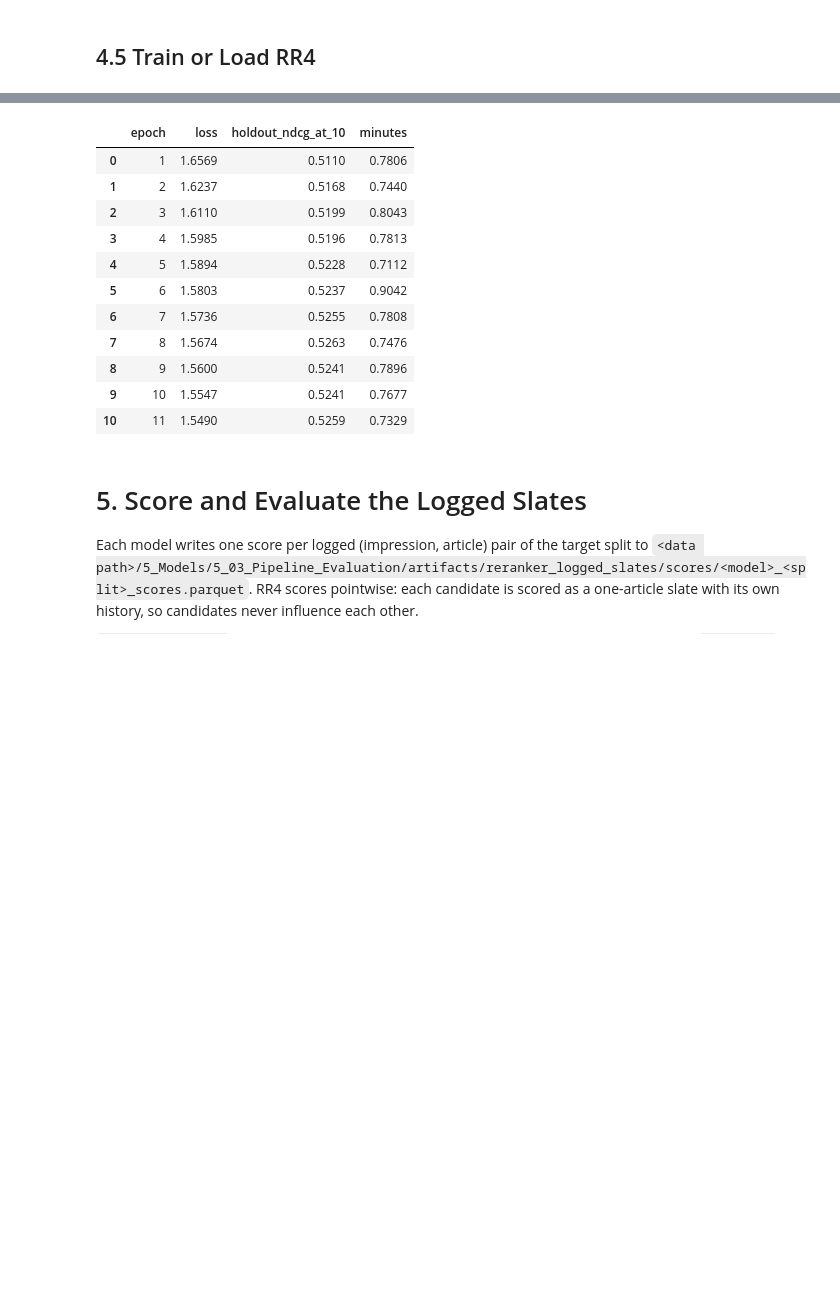
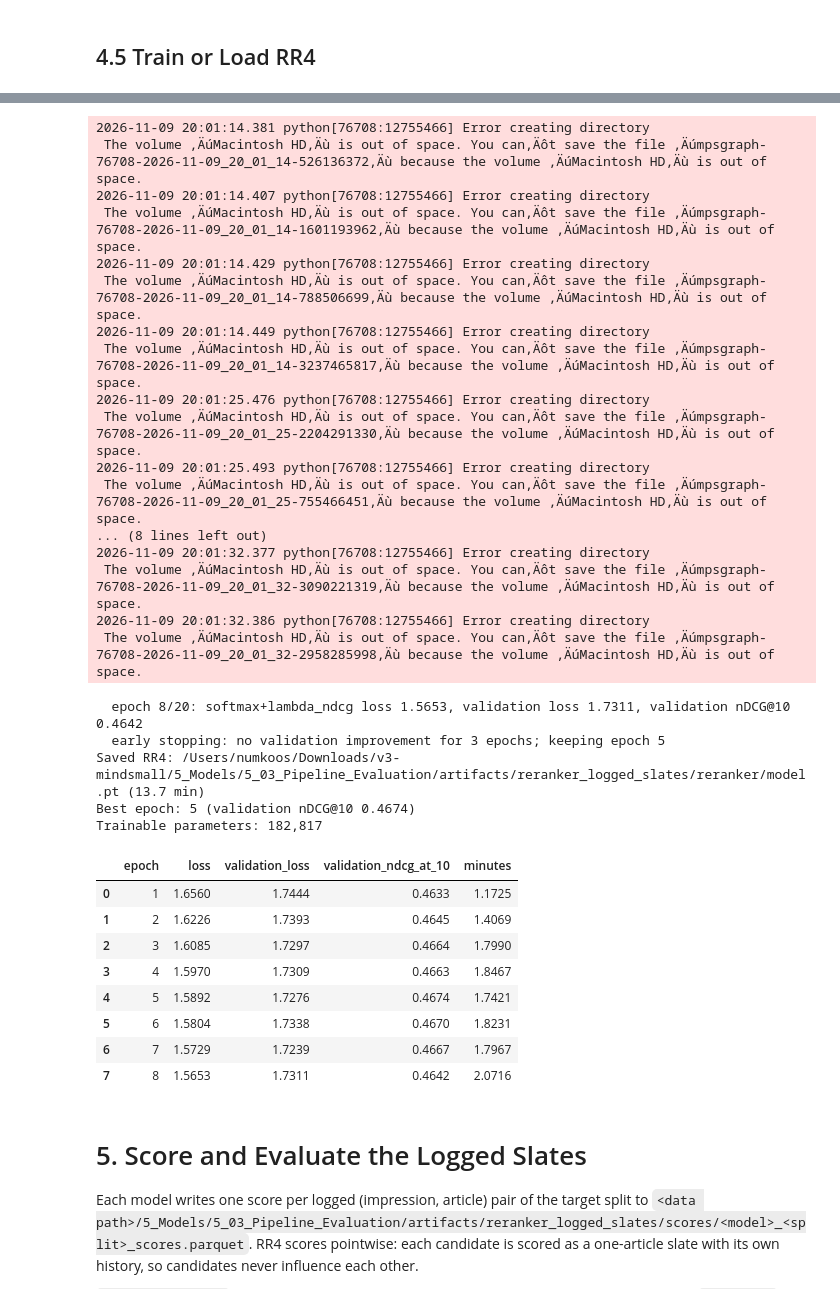
Before and after one commit to hippo2311/BT4222-Group-6-, a Jupyter notebook: 5_Models/5_03_Pipeline_Evaluation/1_RR_only/PE_RR_logged_slates.ipynb, the cells around one changed output, grey strips where cells are left out. Cells and saved outputs as stored; diff of their text form; code cells hidden in the pictures; blank space fills up the shorter version.

```diff
--- a/5_Models/5_03_Pipeline_Evaluation/1_RR_only/PE_RR_logged_slates.ipynb
+++ b/5_Models/5_03_Pipeline_Evaluation/1_RR_only/PE_RR_logged_slates.ipynb
@@ -258,7 +261,7 @@ LOSS_NAME = "softmax+lambda_ndcg"
 HISTORY_CAP = 30
 SHORT_TERM_CAP = 10
 MAX_CANDIDATES = 100
-HOLDOUT_FRACTION = 0.10
+HOLDOUT_FRACTION = 0.10  # only splits the preprocessor sample, exactly as RR_4 fitted its preprocessor
 PREPROCESSOR_IMPRESSIONS = (
     10_000  # RR_4 TRAIN_IMPRESSIONS: sample the preprocessor is fitted on
 )
@@ -276,7 +279,7 @@ RR4_MODEL = "attention_reranker"
 TRAINING_SETTINGS = {
     "loss": LOSS_NAME,
     "max_candidates": MAX_CANDIDATES,
-    "holdout_fraction": HOLDOUT_FRACTION,
+    "early_stopping": "validation_ndcg_at_10",
     "preprocessor_impressions": PREPROCESSOR_IMPRESSIONS,
     "full_train_impressions": FULL_TRAIN_IMPRESSIONS,
     "epochs": EPOCHS,
@@ -1068,7 +1097,7 @@ else:
 print(f"Tabular width: {TABULAR_WIDTH}")
 
 
-def build_impression_data(frame, precompute_tabular=True):
+def build_impression_data(frame, precompute_tabular=True, split=TRAIN_SPLIT):
     """Arrays for padded impression batches over a training frame."""
     uids = frame["impression_uid"].drop_duplicates().tolist()
     candidate_rows = frame["news_code"].map(news_to_row)
@@ -1080,7 +1109,7 @@ def build_impression_data(frame, precompute_tabular=True):
             for rows in frame.groupby("impression_uid", sort=False).indices.values()
         ],
         "histories": torch.from_numpy(
-            encode_histories(uids, load_profiles(TRAIN_SPLIT, uids))
+            encode_histories(uids, load_profiles(split, uids))
         ),
         "tabular": (
             torch.from_numpy(
@@ -1126,5 +1155,7 @@ def impression_batches(data, order):
 
 if not RR4_LOADED:
     fit_data = build_impression_data(fit, precompute_tabular=False)
-    holdout_data = build_impression_data(holdout, precompute_tabular=False)
+    validation_data = build_impression_data(
+        validation_slates, precompute_tabular=False, split=VALIDATION_SPLIT
+    )
 # %% [output]
@@ -1298,14 +1337,24 @@ if RR4_LOADED:
     model = BranchReranker(CONFIG, RR4_CHECKPOINT_META["tabular_width"]).to(DEVICE)
     model.load_state_dict(RR4_CHECKPOINT_META["state_dict"], strict=True)
     model.best_epoch = RR4_CHECKPOINT_META["best_epoch"]
-    model.best_holdout_ndcg = RR4_CHECKPOINT_META["holdout_ndcg"]
+    # Older checkpoints stopped on a 10% training holdout and stored "holdout_ndcg" instead
+    model.best_validation_ndcg = RR4_CHECKPOINT_META.get(
+        "validation_ndcg", RR4_CHECKPOINT_META.get("holdout_ndcg")
+    )
+    model.stopping_metric = "validation" if "validation_ndcg" in RR4_CHECKPOINT_META else "holdout"
     model.history = RR4_CHECKPOINT_META.get("history", [])
     print("Loaded RR4:", RR4_CHECKPOINT_PATH)
 else:
     started = time.monotonic()
     model = train_model(
-        CONFIG, LOSS_NAME, fit_data, holdout_data, epochs=EPOCHS, patience=PATIENCE
+        CONFIG,
+        LOSS_NAME,
+        fit_data,
+        validation_data,
+        epochs=EPOCHS,
+        patience=PATIENCE,
     )
+    model.stopping_metric = "validation"
     torch.save(
         {
             "state_dict": {
@@ -1317,7 +1366,7 @@ else:
             "features": FEATURES,
             "training": TRAINING_SETTINGS,
             "best_epoch": int(model.best_epoch),
-            "holdout_ndcg": float(model.best_holdout_ndcg),
+            "validation_ndcg": float(model.best_validation_ndcg),
             "history": model.history,
             "seed": SEED,
         },
@@ -1326,10 +1375,10 @@ else:
     print(
         f"Saved RR4: {RR4_CHECKPOINT_PATH} ({(time.monotonic() - started) / 60:.1f} min)"
     )
-    del fit_data, holdout_data
+    del fit_data, validation_data, validation_slates
 
 model.eval()
-print(f"Best epoch: {model.best_epoch} (holdout nDCG@10 {model.best_holdout_ndcg:.4f})")
+print(f"Best epoch: {model.best_epoch} ({model.stopping_metric} nDCG@10 {model.best_validation_ndcg:.4f})")
 print(
     f"Trainable parameters: {sum(p.numel() for p in model.parameters() if p.requires_grad):,}"
 )
@@ -1342,15 +1395,34 @@ Trainable parameters: 182,817
+2026-11-09 20:01:14.381 python[76708:12755466] Error creating directory
+ The volume ‚ÄúMacintosh HD‚Äù is out of space. You can‚Äôt save the file ‚Äúmpsgraph-76708-2026-11-09_20_01_14-526136372‚Äù because the volume ‚ÄúMacintosh HD‚Äù is out of space.
+2026-11-09 20:01:14.407 python[76708:12755466] Error creating directory
+ The volume ‚ÄúMacintosh HD‚Äù is out of space. You can‚Äôt save the file ‚Äúmpsgraph-76708-2026-11-09_20_01_14-1601193962‚Äù because the volume ‚ÄúMacintosh HD‚Äù is out of space.
+2026-11-09 20:01:14.429 python[76708:12755466] Error creating directory
+ The volume ‚ÄúMacintosh HD‚Äù is out of space. You can‚Äôt save the file ‚Äúmpsgraph-76708-2026-11-09_20_01_14-788506699‚Äù because the volume ‚ÄúMacintosh HD‚Äù is out of space.
+2026-11-09 20:01:14.449 python[76708:12755466] Error creating directory
+ The volume ‚ÄúMacintosh HD‚Äù is out of space. You can‚Äôt save the file ‚Äúmpsgraph-76708-2026-11-09_20_01_14-3237465817‚Äù because the volume ‚ÄúMacintosh HD‚Äù is out of space.
+2026-11-09 20:01:25.476 python[76708:12755466] Error creating directory
+ The volume ‚ÄúMacintosh HD‚Äù is out of space. You can‚Äôt save the file ‚Äúmpsgraph-76708-2026-11-09_20_01_25-2204291330‚Äù because the volume ‚ÄúMacintosh HD‚Äù is out of space.
+2026-11-09 20:01:25.493 python[76708:12755466] Error creating directory
+ The volume ‚ÄúMacintosh HD‚Äù is out of space. You can‚Äôt save the file ‚Äúmpsgraph-76708-2026-11-09_20_01_25-755466451‚Äù because the volume ‚ÄúMacintosh HD‚Äù is out of space.
+... (8 lines left out)
+2026-11-09 20:01:32.377 python[76708:12755466] Error creating directory
+ The volume ‚ÄúMacintosh HD‚Äù is out of space. You can‚Äôt save the file ‚Äúmpsgraph-76708-2026-11-09_20_01_32-3090221319‚Äù because the volume ‚ÄúMacintosh HD‚Äù is out of space.
+2026-11-09 20:01:32.386 python[76708:12755466] Error creating directory
+ The volume ‚ÄúMacintosh HD‚Äù is out of space. You can‚Äôt save the file ‚Äúmpsgraph-76708-2026-11-09_20_01_32-2958285998‚Äù because the volume ‚ÄúMacintosh HD‚Äù is out of space.
+  epoch 8/20: softmax+lambda_ndcg loss 1.5653, validation loss 1.7311, validation nDCG@10 0.4642
+  early stopping: no validation improvement for 3 epochs; keeping epoch 5
+Saved RR4: /Users/numkoos/Downloads/v3-mindsmall/5_Models/5_03_Pipeline_Evaluation/artifacts/reranker_logged_slates/reranker/model.pt (13.7 min)
+Best epoch: 5 (validation nDCG@10 0.4674)
+Trainable parameters: 182,817
-|  | epoch | loss | holdout_ndcg_at_10 | minutes |
-| 0 | 1 | 1.6569 | 0.5110 | 0.7806 |
-| 1 | 2 | 1.6237 | 0.5168 | 0.7440 |
-| 2 | 3 | 1.6110 | 0.5199 | 0.8043 |
-| 3 | 4 | 1.5985 | 0.5196 | 0.7813 |
-| 4 | 5 | 1.5894 | 0.5228 | 0.7112 |
-| 5 | 6 | 1.5803 | 0.5237 | 0.9042 |
-| 6 | 7 | 1.5736 | 0.5255 | 0.7808 |
-| 7 | 8 | 1.5674 | 0.5263 | 0.7476 |
-| 8 | 9 | 1.5600 | 0.5241 | 0.7896 |
-| 9 | 10 | 1.5547 | 0.5241 | 0.7677 |
-| 10 | 11 | 1.5490 | 0.5259 | 0.7329 |
+|  | epoch | loss | validation_loss | validation_ndcg_at_10 | minutes |
+| 0 | 1 | 1.6560 | 1.7444 | 0.4633 | 1.1725 |
+| 1 | 2 | 1.6226 | 1.7393 | 0.4645 | 1.4069 |
+| 2 | 3 | 1.6085 | 1.7297 | 0.4664 | 1.7990 |
+| 3 | 4 | 1.5970 | 1.7309 | 0.4663 | 1.8467 |
+| 4 | 5 | 1.5892 | 1.7276 | 0.4674 | 1.7421 |
+| 5 | 6 | 1.5804 | 1.7338 | 0.4670 | 1.8231 |
+| 6 | 7 | 1.5729 | 1.7239 | 0.4667 | 1.7967 |
+| 7 | 8 | 1.5653 | 1.7311 | 0.4642 | 2.0716 |
 # %% [markdown]
 # 5. Score and Evaluate the Logged Slates
 
```
Also changed, not shown: parts of 27 cells of this notebook.
